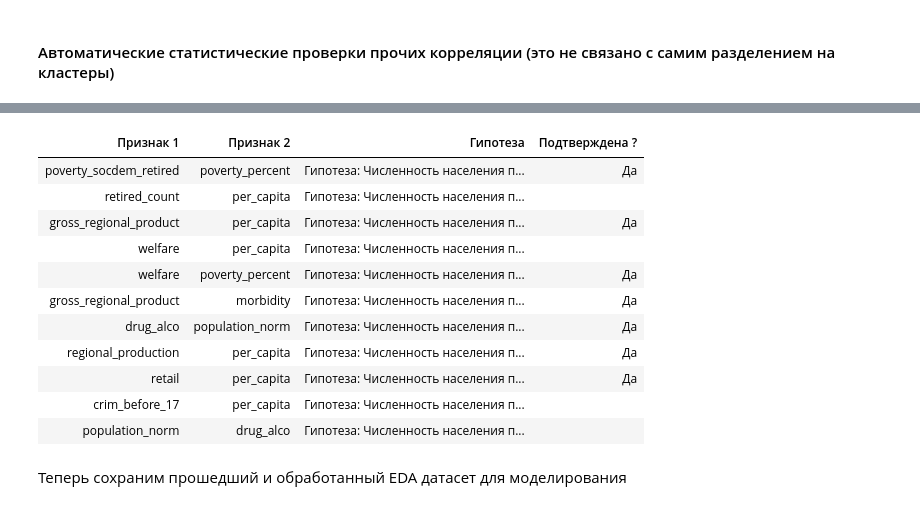
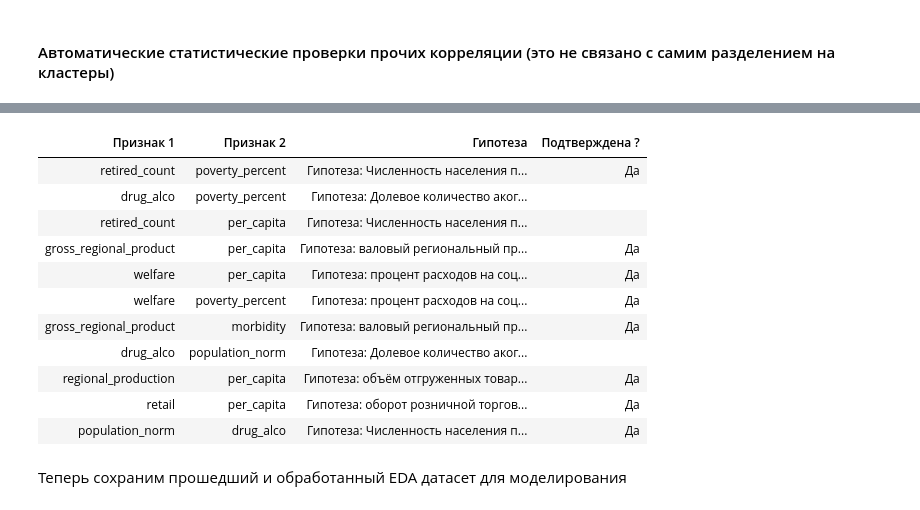
Before and after one commit to dnt1971/SkillFactory_Itog_Project, a Jupyter notebook: 02_eda.ipynb, the cells around one changed output, grey strips where cells are left out. Saved outputs shown, nothing was run; the diff lists cells and outputs as text; code cells hidden in the pictures.

```diff
--- a/02_eda.ipynb
+++ b/02_eda.ipynb
@@ -174,7 +186,7 @@ plot_barplot_df( df = df_model, col = 'child_mortality_newborn', figsize = (24,5
 # %%
 features = {
-    "population_norm": ["Численность населения на конец 2020г", "Числовой" ],
-    "cost_of_living_all": ["Прожиточный минимум за 4 квартал 2020г", "Числовой" ],
+    "population_norm": ["Численность населения", "Числовой" ],
+    "cost_of_living_all": ["Прожиточный минимум", "Числовой" ],
     "disabled_total": ["Число людей с инвалидностью, всего", "Числовой" ],
     "disabled_60_": ["Число людей с инвалидностью, пенсионный возраст", "Числовой" ],
     "disabled_work": ["Число людей с инвалидностью, трудоспособнй возраст", "Числовой" ],
@@ -272,7 +284,7 @@ def outliers_z_score_mod( df, feature, log_scale = False, left = 3, right = 3 ):
     upper_bound = mu + right * sigma # Правая граница
 
     outliers = df[(x < lower_bound) | (x > upper_bound)] # Выбросы
-    return outliers
+    return outliers, lower_bound, upper_bound, mu
 
 
 ################################################################################################
@@ -283,11 +295,14 @@ def outliers_z_score_mod( df, feature, log_scale = False, left = 3, right = 3 ):
 # Настраиваем координатную сетку
 fig, axes = plt.subplots( len( features ), 2, figsize = ( 24, 6 * len( features )))
 
+feature_outliers = {}
+
 for ind, feature in enumerate( features ): # Проход про признакам
     hdr = features[ feature ][0] # Извлечем опмсание признака
 
     # проверим на выбросы
-    outliers = outliers_z_score_mod( df_model, feature, log_scale = False, left = 3, right = 3 )
+    outliers, lower_bound, upper_bound, mu = outliers_z_score_mod( df_model, feature, log_scale = False, left = 3, right = 3 )
+    feature_outliers[ feature ] = { 'region': outliers.reset_index()['region'], 'outliers': outliers[ feature ], 'lower_bound': lower_bound, 'upper_bound': upper_bound, 'mu': mu }
 
     tmp_df = df[ feature ] # Извлекаем признак
 
@@ -303,4 +318,6 @@ for ind, feature in enumerate( features ): # Проход про признак
     histplot.set_title( f"{feature}, Выбросов по методу z-отклонения: {outliers.shape[0]}" )
 
 plt.show() # Отображаем
+
+#display( other_services.print_table( tmp_df.rename( columns = {"Корреляция": f"Корреляция c {col}"} ) ) )
 # %% [output]
@@ -671,12 +721,6 @@ tmp_df = df_model[model_features].copy()
 df_corr = print_corr_heatmap( tmp_df, round = 2, figsize = (15, 6), hdr = "Корреляция Спирмена до удаления транзитивно абсолютно связанных признаков" )
 # %% [output]
 [figure]
-# %%
-if False:
-    model_features.remove( 'poverty_socdem_16' )
-    model_features.remove( 'poverty_socdem_retired' )
-    model_features.remove( 'poverty_socdem_work' )
-    model_features.remove( 'housing_Комнат' )
 # %% [markdown]
 Удалим первый из транзитивно связанных пар абсолютно коррелированных признаков (так избежим потери информации)
 * { (col1, col2) } ==> delete { col1 }
@@ -912,7 +986,8 @@ df_features_cluster
 #### Автоматические статистические проверки прочих корреляции (это не связано с самим разделением на кластеры)
 # %%
 other_hypotezes = [
-    ['poverty_socdem_retired', 'poverty_percent', "two-sided"],
+    ['retired_count', 'poverty_percent', "two-sided"],
+    ['drug_alco', 'poverty_percent', "two-sided"],
     ['retired_count', 'per_capita', "less"],
     ['gross_regional_product', 'per_capita', 'greater'],
     ['welfare', 'per_capita', 'less'],
@@ -921,7 +996,6 @@ other_hypotezes = [
     ['drug_alco', 'population_norm', 'greater'],
     ['regional_production', 'per_capita', 'greater'],
     ['retail', 'per_capita', 'greater'],
-    ['crim_before_17', 'per_capita', 'less'],
     ['population_norm', 'drug_alco', 'less'],
 ]
 
@@ -937,21 +1011,21 @@ for hypoteza in other_hypotezes:
 
     if alternative == "less":
         compare = "падает с ростом"
-    elif alternative == "two-sided":
+    elif alternative == "greater":
         compare = "растет с ростом"
     else:
         compare = "влияет на"
 
-    info = f"Гипотеза: {features[feature][0]} {compare} {features[feature_goal][0]}"
+    info = f"Гипотеза: {features[ feature0 ][0] } {compare} {features[ feature1 ][0]}"
     print( "=" * len( info ) )
     confirm = chk_hypotesa(
         df_model,
-        feature,
-        feature_goal,
-        f"{features[feature][0]} ",
+        feature0,
+        feature1,
+        f"{features[feature0][0]} ",
         info,
-        f"{features[feature][0]} не {compare} {features[feature_goal][0]}",
-        f"{features[feature][0]} {compare} {features[feature_goal][0]}",
+        f"{features[feature0][0]} не {compare} {features[feature1][0]}",
+        f"{features[feature0][0]} {compare} {features[feature1][0]}",
         alternative = alternative
     )
 
@@ -985,15 +1059,15 @@ p-value = 0.348
 | Признак 1 | Признак 2 | Гипотеза | Подтверждена ? |
-| poverty_socdem_retired | poverty_percent | Гипотеза: Численность населения п... | Да |
+| retired_count | poverty_percent | Гипотеза: Численность населения п... | Да |
+| drug_alco | poverty_percent | Гипотеза: Долевое количество аког... |  |
 | retired_count | per_capita | Гипотеза: Численность населения п... |  |
-| gross_regional_product | per_capita | Гипотеза: Численность населения п... | Да |
-| welfare | per_capita | Гипотеза: Численность населения п... |  |
-| welfare | poverty_percent | Гипотеза: Численность населения п... | Да |
-| gross_regional_product | morbidity | Гипотеза: Численность населения п... | Да |
-| drug_alco | population_norm | Гипотеза: Численность населения п... | Да |
-| regional_production | per_capita | Гипотеза: Численность населения п... | Да |
-| retail | per_capita | Гипотеза: Численность населения п... | Да |
-| crim_before_17 | per_capita | Гипотеза: Численность населения п... |  |
-| population_norm | drug_alco | Гипотеза: Численность населения п... |  |
+| gross_regional_product | per_capita | Гипотеза: валовый региональный пр... | Да |
+| welfare | per_capita | Гипотеза: процент расходов на соц... | Да |
+| welfare | poverty_percent | Гипотеза: процент расходов на соц... | Да |
+| gross_regional_product | morbidity | Гипотеза: валовый региональный пр... | Да |
+| drug_alco | population_norm | Гипотеза: Долевое количество аког... |  |
+| regional_production | per_capita | Гипотеза: объём отгруженных товар... | Да |
+| retail | per_capita | Гипотеза: оборот розничной торгов... | Да |
+| population_norm | drug_alco | Гипотеза: Численность населения п... | Да |
 # %% [markdown]
 Теперь сохраним прошедший и обработанный EDA датасет для моделирования
 # %%
```
Also changed, not shown: parts of 22 cells of this notebook, 1 other file.
